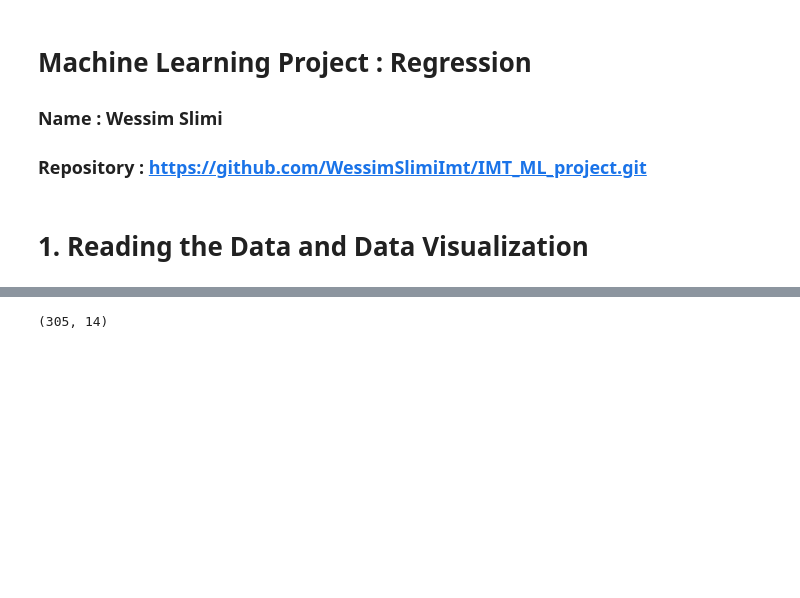
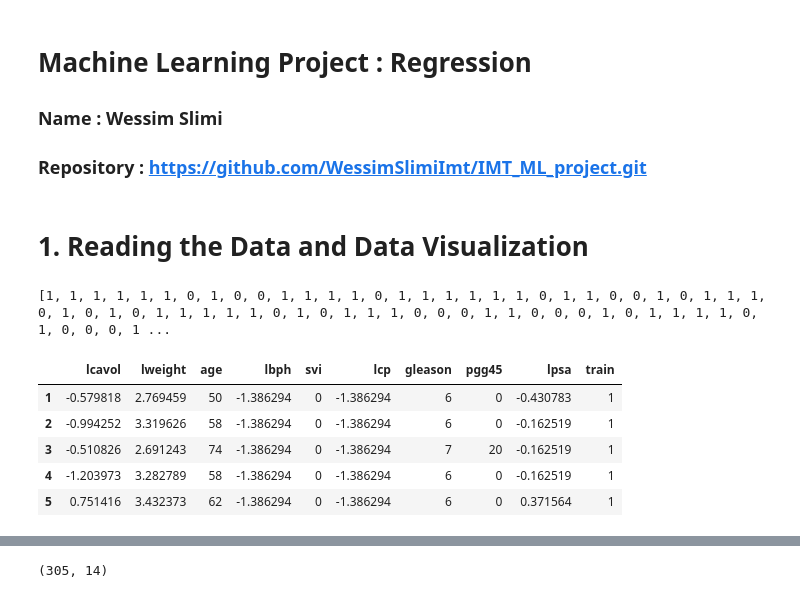
Before and after one commit to Wessim-Slimi/IMT_ML_project, a Jupyter notebook: main.ipynb, the cells around one changed output, grey strips where cells are left out. Saved outputs shown, nothing was run; the diff lists cells and outputs as text; code cells hidden in the pictures; blank space fills up the shorter version.

```diff
--- a/main.ipynb
+++ b/main.ipynb
@@ -34,3 +37,21 @@ test_size = 0.2 # 80% for trainig and 20% for testing
 # %% [markdown]
 # 1. Reading the Data and Data Visualization
+# %%
+# reading dataset
+df = pd.read_csv(data_path, sep = sep)
+# removing nan values from dataset
+df = df.dropna()
+
+df.head()
+
+df = one_hot_encode(df, categorical_names)
+df.head()
+# %% [output]
+[1, 1, 1, 1, 1, 1, 0, 1, 0, 0, 1, 1, 1, 1, 0, 1, 1, 1, 1, 1, 1, 0, 1, 1, 0, 0, 1, 0, 1, 1, 1, 0, 1, 0, 1, 0, 1, 1, 1, 1, 1, 0, 1, 0, 1, 1, 1, 0, 0, 0, 1, 1, 0, 0, 0, 1, 0, 1, 1, 1, 1, 0, 1, 0, 0, 0, 1 ...
+|  | lcavol | lweight | age | lbph | svi | lcp | gleason | pgg45 | lpsa | train |
+| 1 | -0.579818 | 2.769459 | 50 | -1.386294 | 0 | -1.386294 | 6 | 0 | -0.430783 | 1 |
+| 2 | -0.994252 | 3.319626 | 58 | -1.386294 | 0 | -1.386294 | 6 | 0 | -0.162519 | 1 |
+| 3 | -0.510826 | 2.691243 | 74 | -1.386294 | 0 | -1.386294 | 7 | 20 | -0.162519 | 1 |
+| 4 | -1.203973 | 3.282789 | 58 | -1.386294 | 0 | -1.386294 | 6 | 0 | -0.162519 | 1 |
+| 5 | 0.751416 | 3.432373 | 62 | -1.386294 | 0 | -1.386294 | 6 | 0 | 0.371564 | 1 |
 # %%
```
Also changed, not shown: parts of 6 cells of this notebook, 3 other files.
